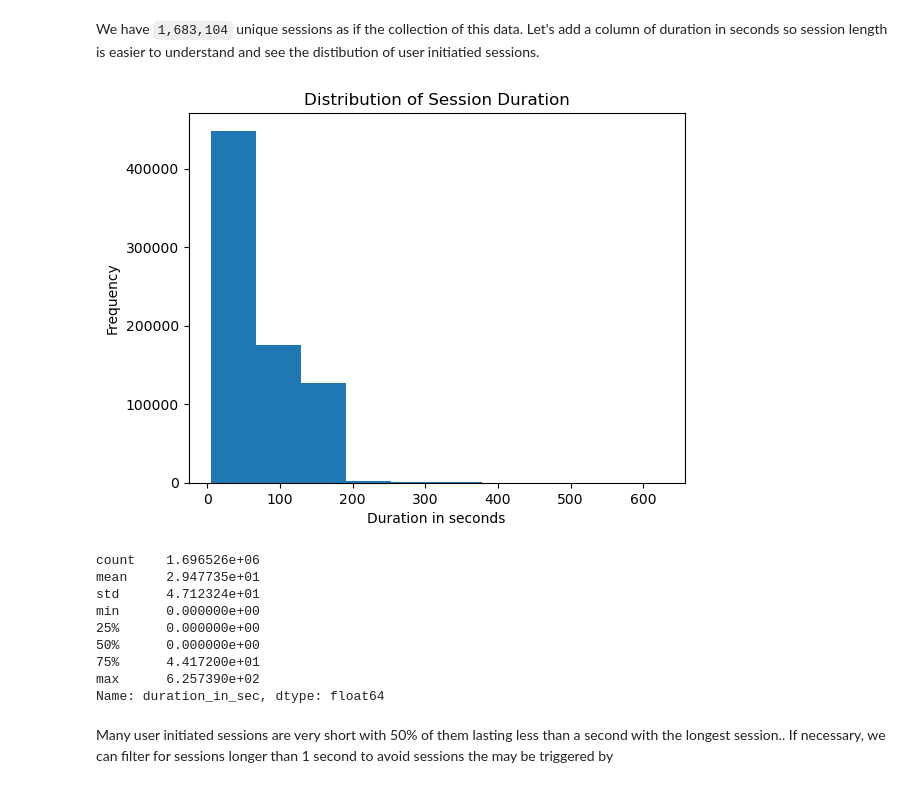
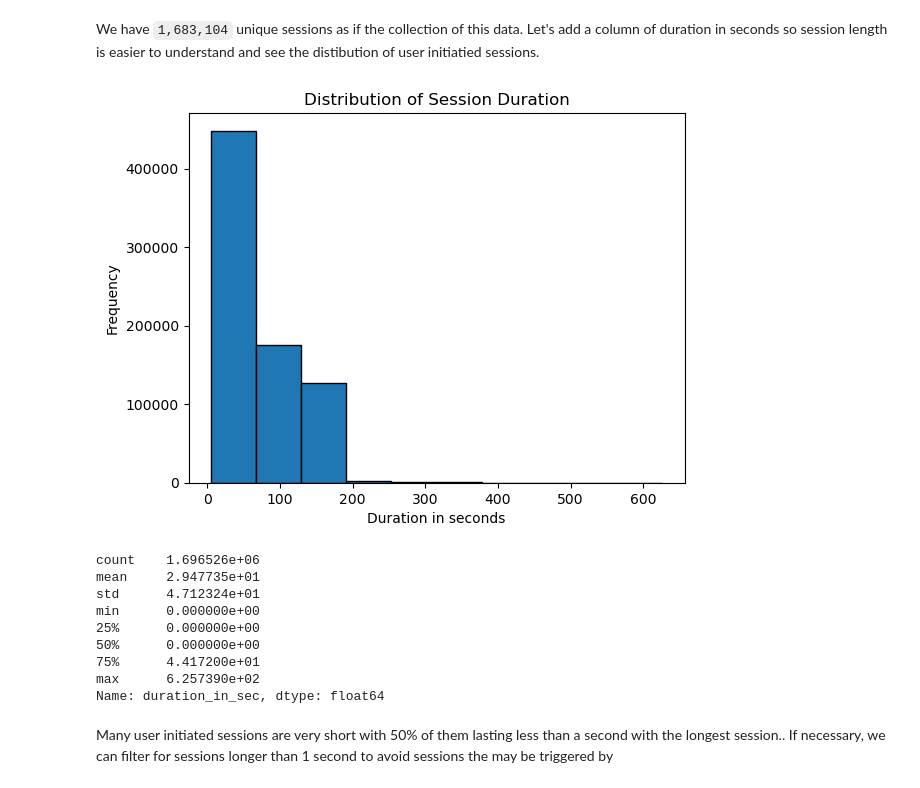
Before and after one commit to darrendbutler/yiya_data_analysis, a Jupyter notebook: dropout_analysis_course_2-3.ipynb, the cells around one changed output. Saved outputs shown, nothing was run; the diff lists cells and outputs as text; code cells hidden in the pictures.

```diff
--- a/dropout_analysis_course_2-3.ipynb
+++ b/dropout_analysis_course_2-3.ipynb
@@ -835,16 +835,16 @@ We have `1,683,104` unique sessions as if the collection of this data. Let's add
 # %%
 telecomsession_df["duration_in_sec"] = telecomsession_df["duration_in_millis"] / 1000
 
 plt.title("Distribution of Session Duration")
 plt.ylabel("Frequency")
 plt.xlabel("Duration in seconds")
 plt.ticklabel_format(axis='both', style='plain')
-plt.hist(telecomsession_df.loc[(telecomsession_df["user_initiated"] == 1),"duration_in_sec"])
+plt.hist(telecomsession_df.loc[(telecomsession_df["user_initiated"] == 1),"duration_in_sec"], edgecolor = "black")
 plt.show()
 
 print(telecomsession_df["duration_in_sec"].describe())
 # %% [output]
-[figure, old version]
+[figure, new version]
 count    1.696526e+06
 mean     2.947735e+01
 std      4.712324e+01
```
Also changed, not shown: parts of 8 cells of this notebook.
